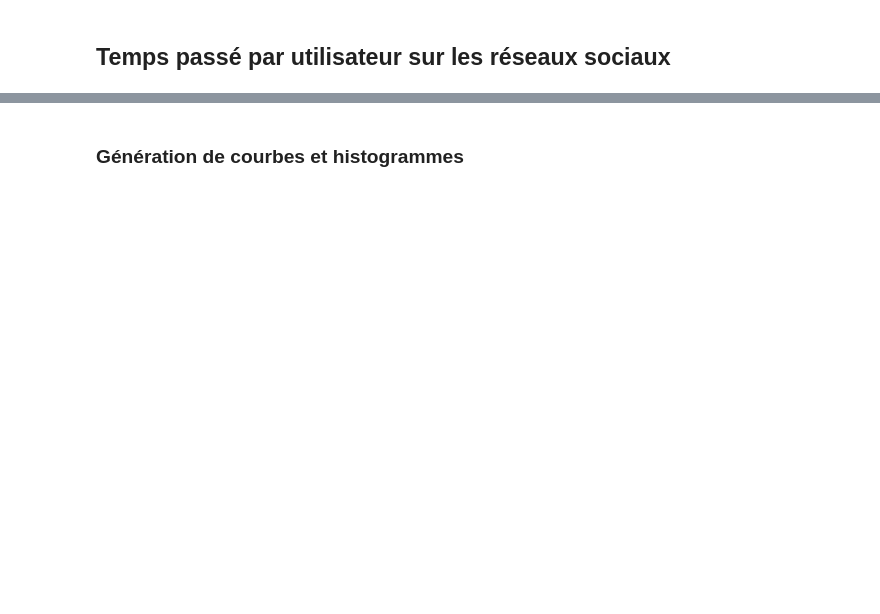
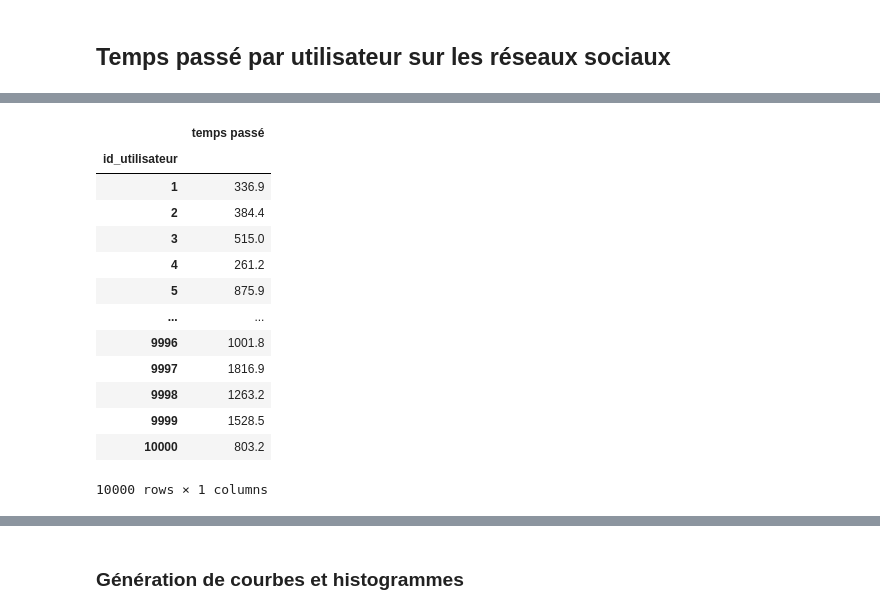
Before and after one commit to ZorroLeVrai/Python.Bureautique, a Jupyter notebook: Notebooks/Exercices/exo_14_2.ipynb, the cells around one changed output, grey strips where cells are left out. Saved outputs shown, nothing was run; the diff lists cells and outputs as text; code cells hidden in the pictures; blank space fills up the shorter version.

```diff
--- a/Notebooks/Exercices/exo_14_2.ipynb
+++ b/Notebooks/Exercices/exo_14_2.ipynb
@@ -6,4 +7,6 @@ import pandas as pd
 # %%
-repertoire = "./Data/Reseaux/"
-fichier_utilisateurs = repertoire + "utilisateurs.csv"
-fichier_temps_passe = repertoire + "reseaux_sociaux.csv"
+repertoire = ".\Data\Reseaux"
+fichier_utilisateurs = os.path.join(repertoire, "utilisateurs.csv")
+fichier_temps_passe = os.path.join(repertoire, "reseaux_sociaux.csv")
+print("Fichier utilisateurs:", fichier_utilisateurs)
+print("Fichier réseaux sociaux:", fichier_temps_passe)
@@ -38,3 +132,22 @@ df_merge.groupby(["id_utilisateur"]).agg(temps_total=("temps passé", "sum"))
+# %%
+#autre méthode
+resultat = pd.DataFrame(df_merge.groupby('id_utilisateur')["temps passé"].sum())
+resultat
+# %% [output]
+|  | temps passé |
+| id_utilisateur |  |
+| 1 | 336.9 |
+| 2 | 384.4 |
+| 3 | 515.0 |
+| 4 | 261.2 |
+| 5 | 875.9 |
+| ... | ... |
+| 9996 | 1001.8 |
+| 9997 | 1816.9 |
+| 9998 | 1263.2 |
+| 9999 | 1528.5 |
+| 10000 | 803.2 |
+10000 rows × 1 columns
 # %%
 # 6. Calculez le nombre d'heures total passé par utilisateur
 df_tps_passe2 = df_merge.groupby(["nom", "prénom"]) \
```
Also changed, not shown: parts of 16 cells of this notebook.
